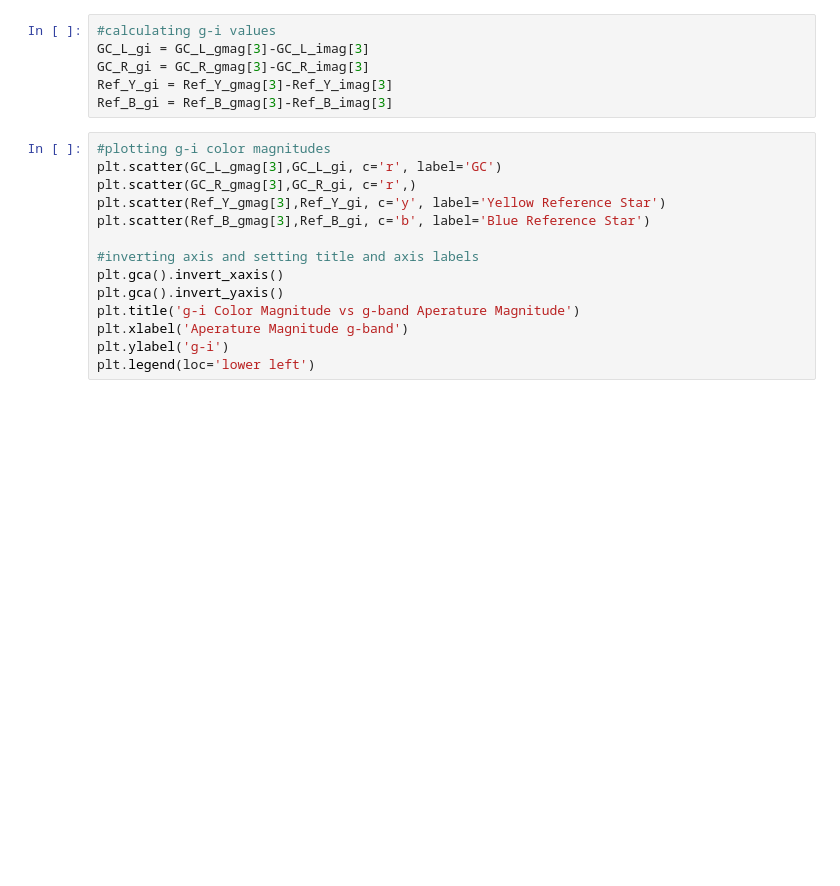
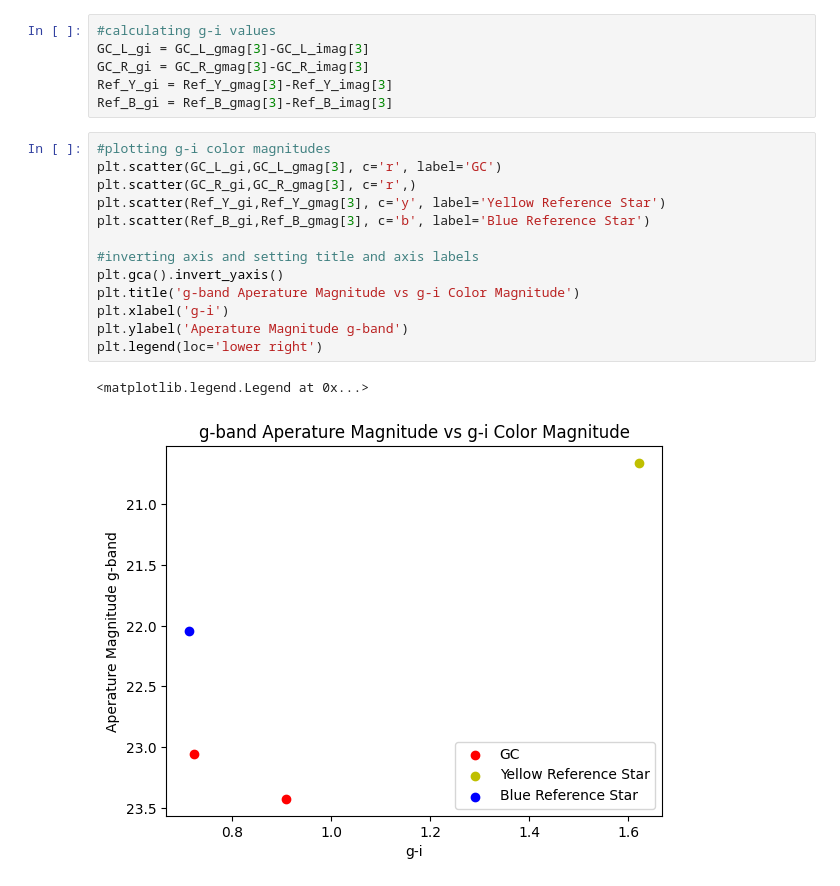
Before and after one commit to lobrien6/UDG_Luminosity_Ratios, a Jupyter notebook: notebooks/OB1.ipynb, the cells around one changed output. Saved outputs shown, nothing was run; the diff lists cells and outputs as text; blank space fills up the shorter version.

Commit message:
Switch g-i color magnitude axis

```diff
--- a/notebooks/OB1.ipynb
+++ b/notebooks/OB1.ipynb
@@ -76,15 +82,17 @@ Ref_Y_gi = Ref_Y_gmag[3]-Ref_Y_imag[3]
 Ref_B_gi = Ref_B_gmag[3]-Ref_B_imag[3]
 # %%
 #plotting g-i color magnitudes
-plt.scatter(GC_L_gmag[3],GC_L_gi, c='r', label='GC')
-plt.scatter(GC_R_gmag[3],GC_R_gi, c='r',)
-plt.scatter(Ref_Y_gmag[3],Ref_Y_gi, c='y', label='Yellow Reference Star')
-plt.scatter(Ref_B_gmag[3],Ref_B_gi, c='b', label='Blue Reference Star')
+plt.scatter(GC_L_gi,GC_L_gmag[3], c='r', label='GC')
+plt.scatter(GC_R_gi,GC_R_gmag[3], c='r',)
+plt.scatter(Ref_Y_gi,Ref_Y_gmag[3], c='y', label='Yellow Reference Star')
+plt.scatter(Ref_B_gi,Ref_B_gmag[3], c='b', label='Blue Reference Star')
 
 #inverting axis and setting title and axis labels
-plt.gca().invert_xaxis()
 plt.gca().invert_yaxis()
-plt.title('g-i Color Magnitude vs g-band Aperature Magnitude')
-plt.xlabel('Aperature Magnitude g-band')
-plt.ylabel('g-i')
-plt.legend(loc='lower left')
+plt.title('g-band Aperature Magnitude vs g-i Color Magnitude')
+plt.xlabel('g-i')
+plt.ylabel('Aperature Magnitude g-band')
+plt.legend(loc='lower right')
+# %% [output]
+<matplotlib.legend.Legend at 0x...>
+[figure, added]
```
Also changed, not shown: parts of 2 cells of this notebook.
